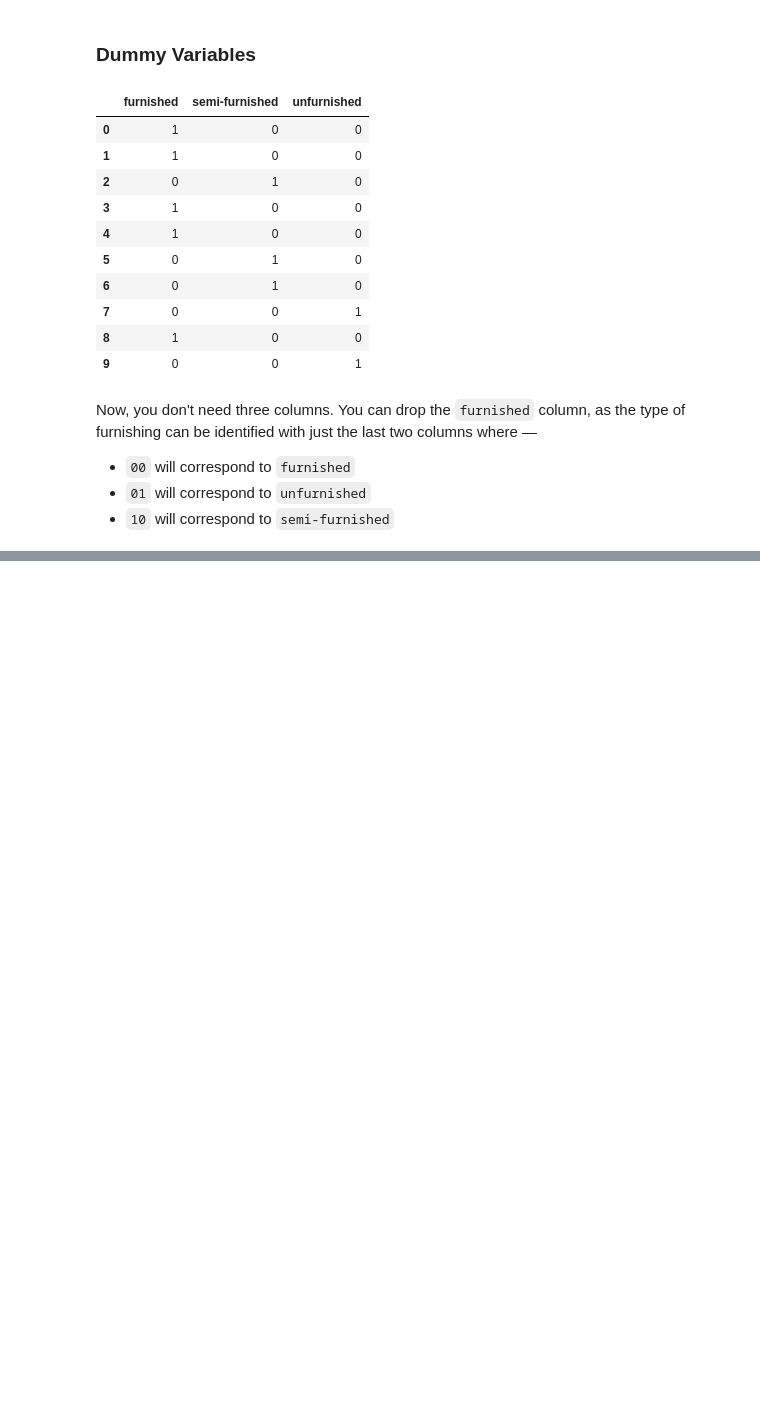
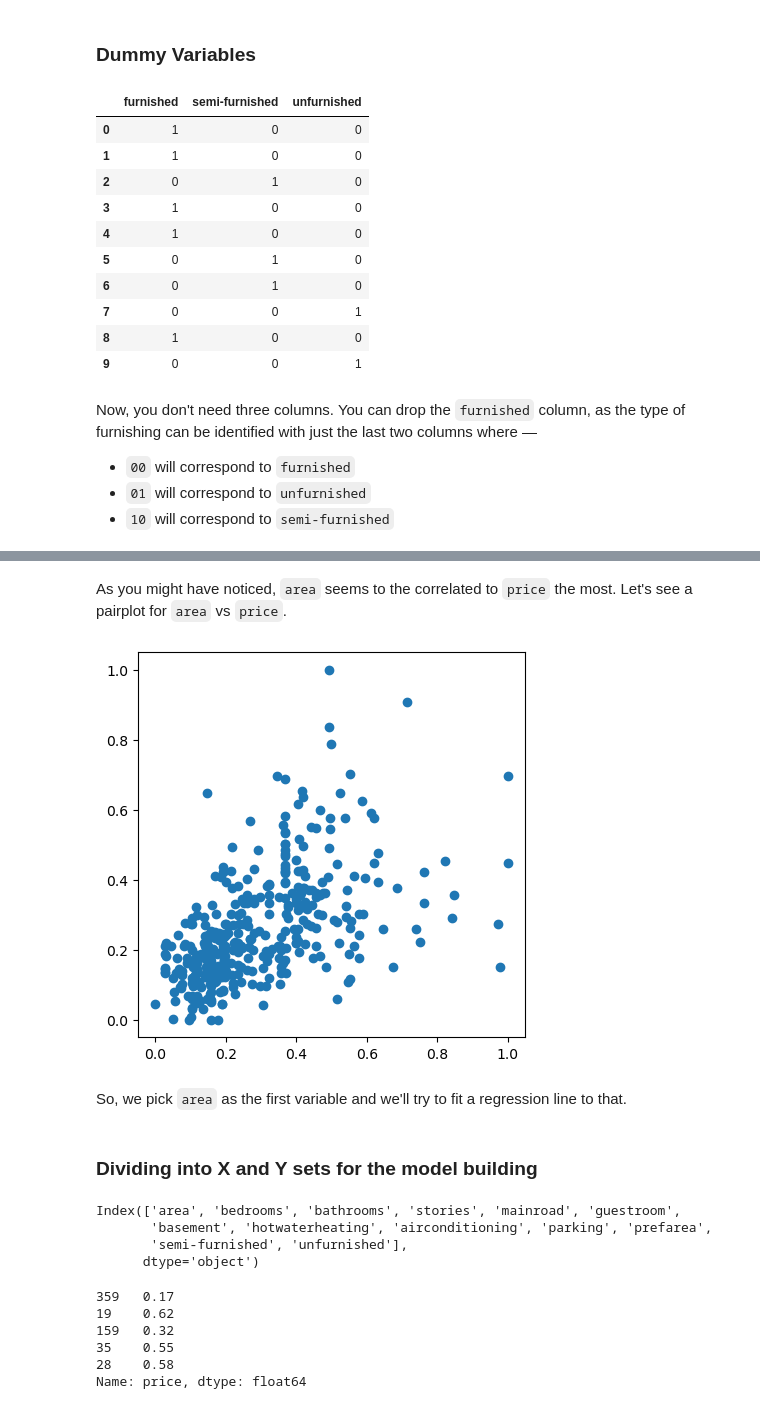
Before and after one commit to Sabarishx/House_Price_Prediction, a Jupyter notebook: House_Price_Prediction.ipynb, the cells around one changed output, grey strips where cells are left out. Saved outputs shown, nothing was run; the diff lists cells and outputs as text; code cells hidden in the pictures; blank space fills up the shorter version.

```diff
--- a/House_Price_Prediction.ipynb
+++ b/House_Price_Prediction.ipynb
@@ -320,0 +410,12 @@ housing_data.head()
+# %% [markdown]
+As you might have noticed, `area` seems to the correlated to `price` the most. Let's see a pairplot for `area` vs `price`.
+# %%
+plt.figure(figsize=[5,5])
+plt.scatter(df_train.area, df_train.price)
+plt.show()
+# %% [output]
+[figure, added]
+# %% [markdown]
+So, we pick `area` as the first variable and we'll try to fit a regression line to that.
+# %% [markdown]
+### Dividing into X and Y sets for the model building
@@ -320,0 +425,16 @@ housing_data.head()
+# %%
+X_train.columns
+# %% [output]
+Index(['area', 'bedrooms', 'bathrooms', 'stories', 'mainroad', 'guestroom',
+       'basement', 'hotwaterheating', 'airconditioning', 'parking', 'prefarea',
+       'semi-furnished', 'unfurnished'],
+      dtype='object')
+# %%
+y_train.head()
+# %% [output]
+359   0.17
+19    0.62
+159   0.32
+35    0.55
+28    0.58
+Name: price, dtype: float64
```
Also changed, not shown: parts of 88 cells of this notebook.
